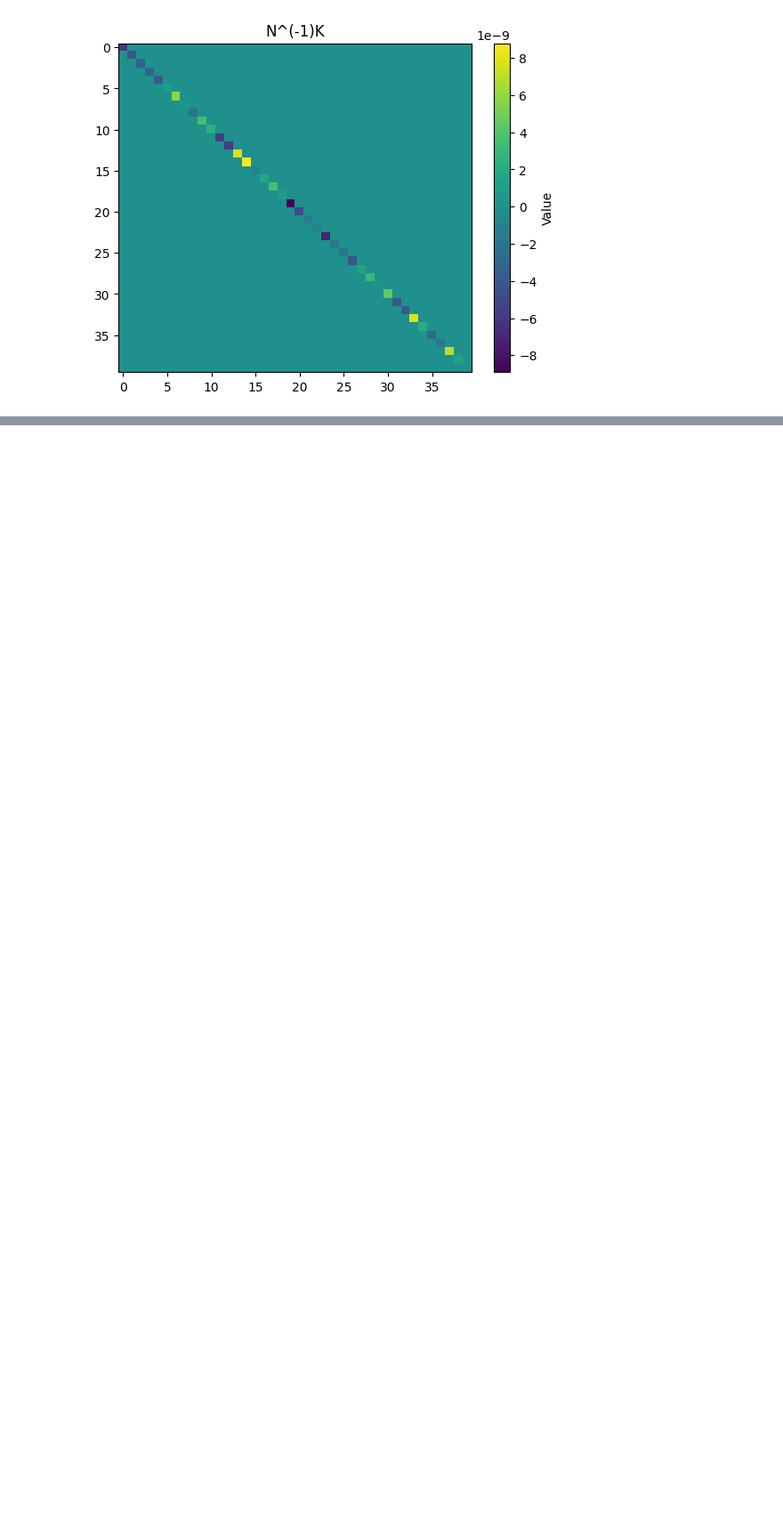
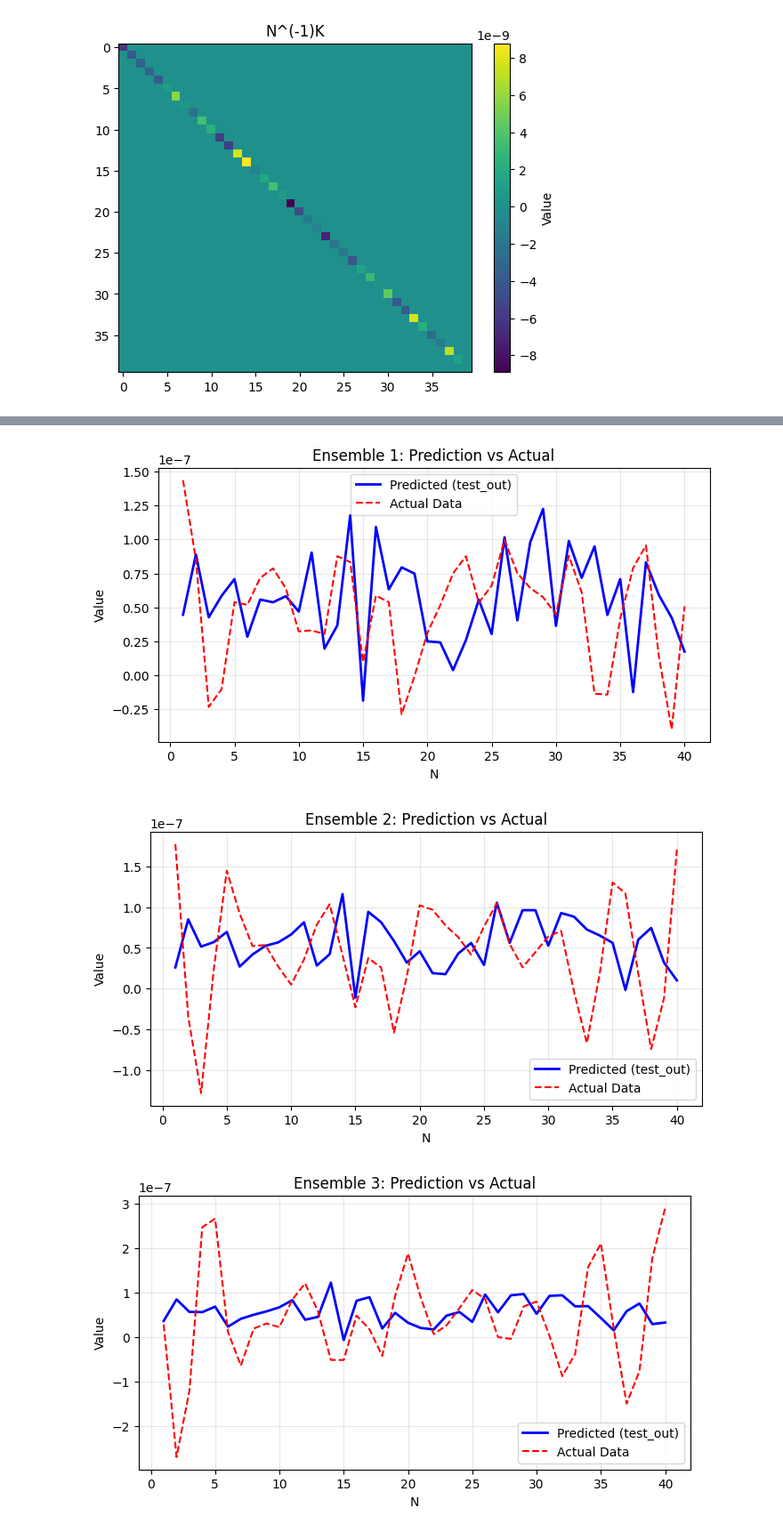
Before and after one commit to Isaac-Miles-Fine/GETLM_L96, a Jupyter notebook: GETLM_neat.ipynb, the cells around one changed output, grey strips where cells are left out. Shown at 89% size. Cells and saved outputs as stored; diff of their text form; code cells hidden in the pictures; blank space fills up the shorter version.

Commit message:
P Updates to the GETLM, much closer to working for the GETLM

```diff
--- a/GETLM_neat.ipynb
+++ b/GETLM_neat.ipynb
@@ -206,3 +209,16 @@ plt.show()
 # %% [output]
 [figure]
 [figure]
+# %%
+# We will now do the multistage method
+
+model = TST.rk4_L96
+# print(x_out)
+stencil_members_future_RK4 = [0]
+stencil_members_current_RK4 = [-8,-7,-6,-5,-4,-3,-2,-1,0,1,2,3,4,5]
+stencil_members_past_RK4 = []
+stencil_members_large_RK4 = [stencil_members_future_RK4, stencil_members_current_RK4, stencil_members_past_RK4]
+ensemble_size_RK4 = len(stencil_members_future_RK4) + len(stencil_members_current_RK4) + len(stencil_members_past_RK4) + 5
+
+Ensembles, test_results = GETLMC.GETLM_ensemble_generator_mult(x_out[0],x_out[1], ensemble_size_RK4, 10**(-7),model,model_parameters,number_of_steps=10)
+print(len(Ensembles))
@@ -208,0 +250,43 @@ plt.show()
+# %%
+
+
+# 1. Initialize
+x_values = np.arange(1, N + 1)
+test_pert = test_results[0]
+# Initial state (length 80)
+current_test_state = torch.cat((test_pert[0], test_pert[1])).flatten()
+
+# print(test_pert)
+for i in range(len(Ensemble_final) - 1):
+    # Setup matrices (Double check your TLMS indices here!)
+    N_tilde = TLMS[i][0]
+    L_tilde = TLMS[i][1]
+    K_tilde = TLMS[i][2]
+
+    # Calculate GETLM (Result: 40 x 80)
+    GETLM = torch.cat(((torch.pinverse(N_tilde) @ L_tilde).squeeze(),
+                       (torch.pinverse(N_tilde) @ K_tilde).squeeze()), dim=1)
+
+    # 2. Project state: [40, 80] @ [80] -> [40]
+    # We use a temporary variable so we don't overwrite the '80' length needed for the next loop
+    test_out = GETLM @ current_test_state
+    test_actual = test_results[i+1][0].flatten()
+
+    # 3. Plotting
+    plt.figure(figsize=(8, 4))
+
+    # Convert tensors to numpy for plotting
+    # Use .detach().cpu() to ensure it works regardless of device/autograd
+    plt.plot(x_values, test_out.detach().cpu().numpy(), label='Predicted (test_out)', color='blue', linewidth=2)
+    plt.plot(x_values, test_actual.detach().cpu().numpy(), label='Actual Data', color='red', linestyle='--')
+
+    plt.title(f"Ensemble {i+1}: Prediction vs Actual")
+    plt.xlabel("N")
+    plt.ylabel("Value")
+    plt.legend()
+    plt.grid(True, alpha=0.3)
+    plt.show() # This creates a fresh window/plot for each step in the loop
+# %% [output]
+[figure, added]
+[figure, added]
+[figure, added]
```
Also changed, not shown: parts of 8 cells of this notebook.
